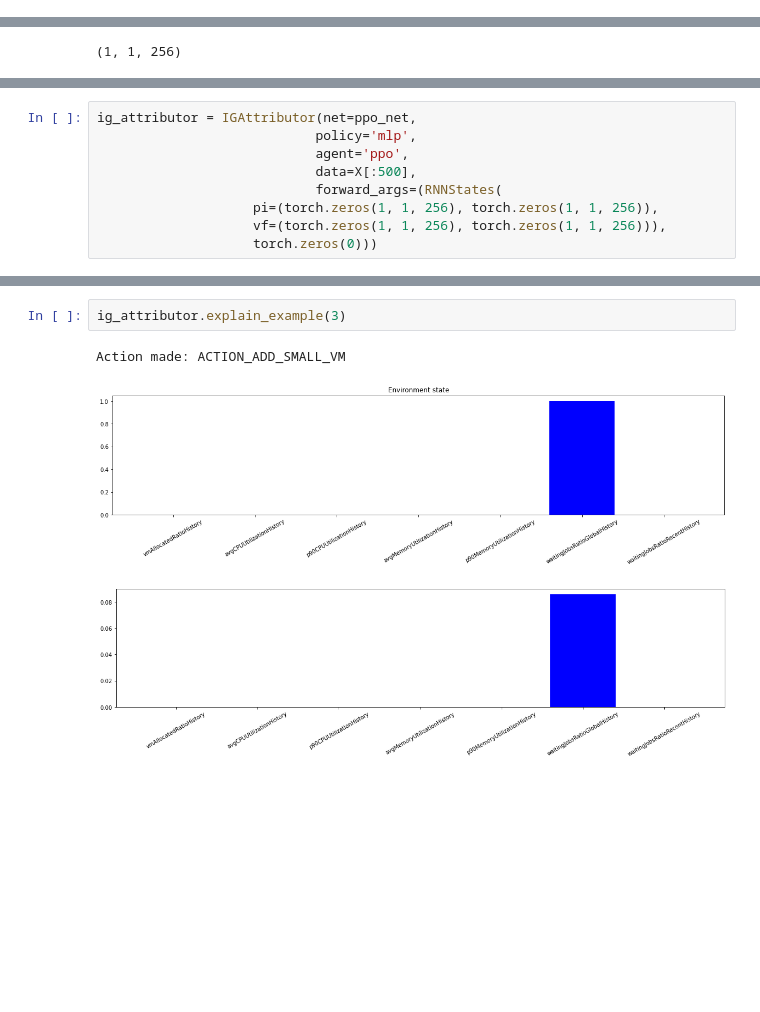
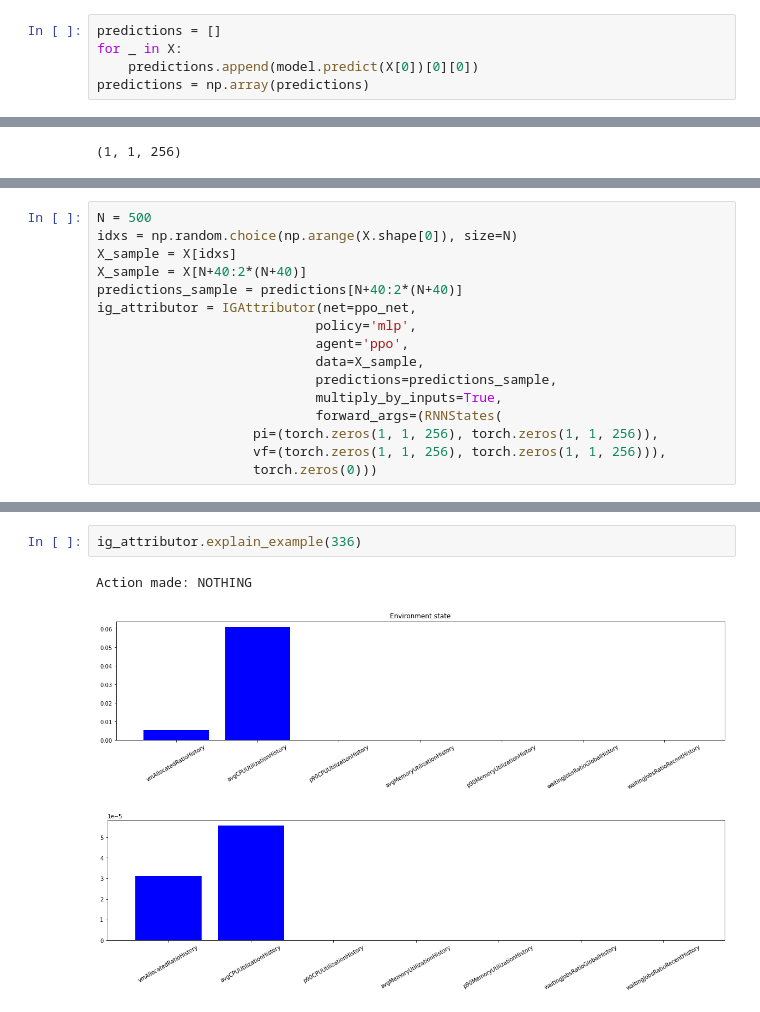
Before and after one commit to justyna3773/trainloop-driver, a Jupyter notebook: analysis/interpret_recurrent_ppo_mlp.ipynb, the cells around one changed output, grey strips where cells are left out. Drawn from its saved outputs; the diff is of its cells as text; blank space fills up the shorter version.

```diff
--- a/analysis/interpret_recurrent_ppo_mlp.ipynb
+++ b/analysis/interpret_recurrent_ppo_mlp.ipynb
@@ -23 +25,6 @@ torch.Size([13, 1, 7])
+# %%
+predictions = []
+for _ in X:
+    predictions.append(model.predict(X[0])[0][0])
+predictions = np.array(predictions)
 # %%
@@ -54,8 +61,15 @@ ppo_net.predict(x)[0][0]
 # %%
+N = 500
+idxs = np.random.choice(np.arange(X.shape[0]), size=N)
+X_sample = X[idxs]
+X_sample = X[N+40:2*(N+40)]
+predictions_sample = predictions[N+40:2*(N+40)]
 ig_attributor = IGAttributor(net=ppo_net,
                             policy='mlp',
                             agent='ppo',
-                            data=X[:500],
+                            data=X_sample,
+                            predictions=predictions_sample,
+                            multiply_by_inputs=True,
                             forward_args=(RNNStates(
                     pi=(torch.zeros(1, 1, 256), torch.zeros(1, 1, 256)),
                     vf=(torch.zeros(1, 1, 256), torch.zeros(1, 1, 256))),
@@ -63,6 +83,6 @@ ig_attributor = IGAttributor(net=ppo_net,
 # %%
-ig_attributor.explain_example(3)
+ig_attributor.explain_example(336)
 # %% [output]
-Action made: ACTION_ADD_SMALL_VM
+Action made: NOTHING
-[figure, old version]
+[figure, new version]
-[figure, old version]
+[figure, new version]
```
Also changed, not shown: parts of 14 cells of this notebook, 12 other files.
